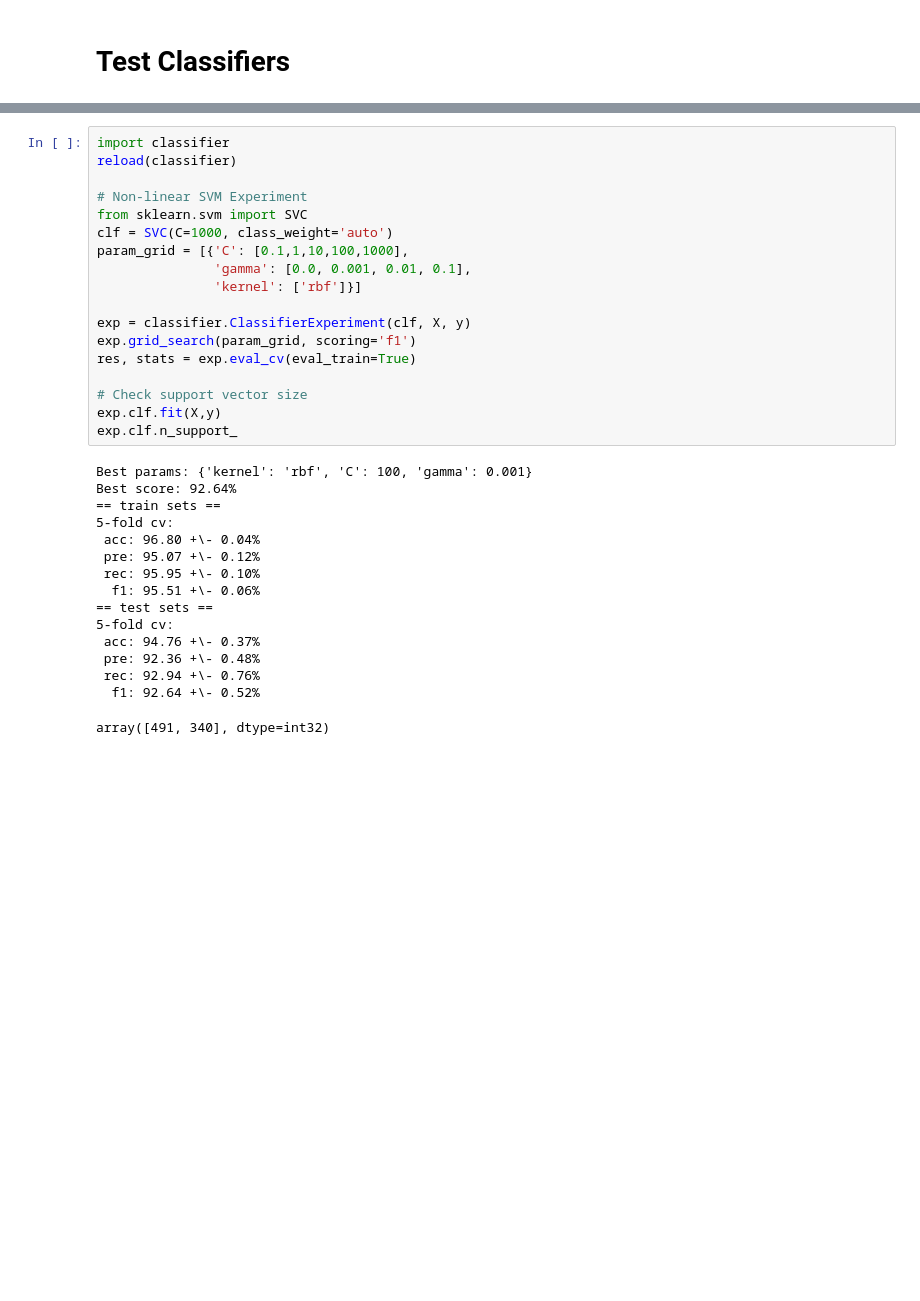
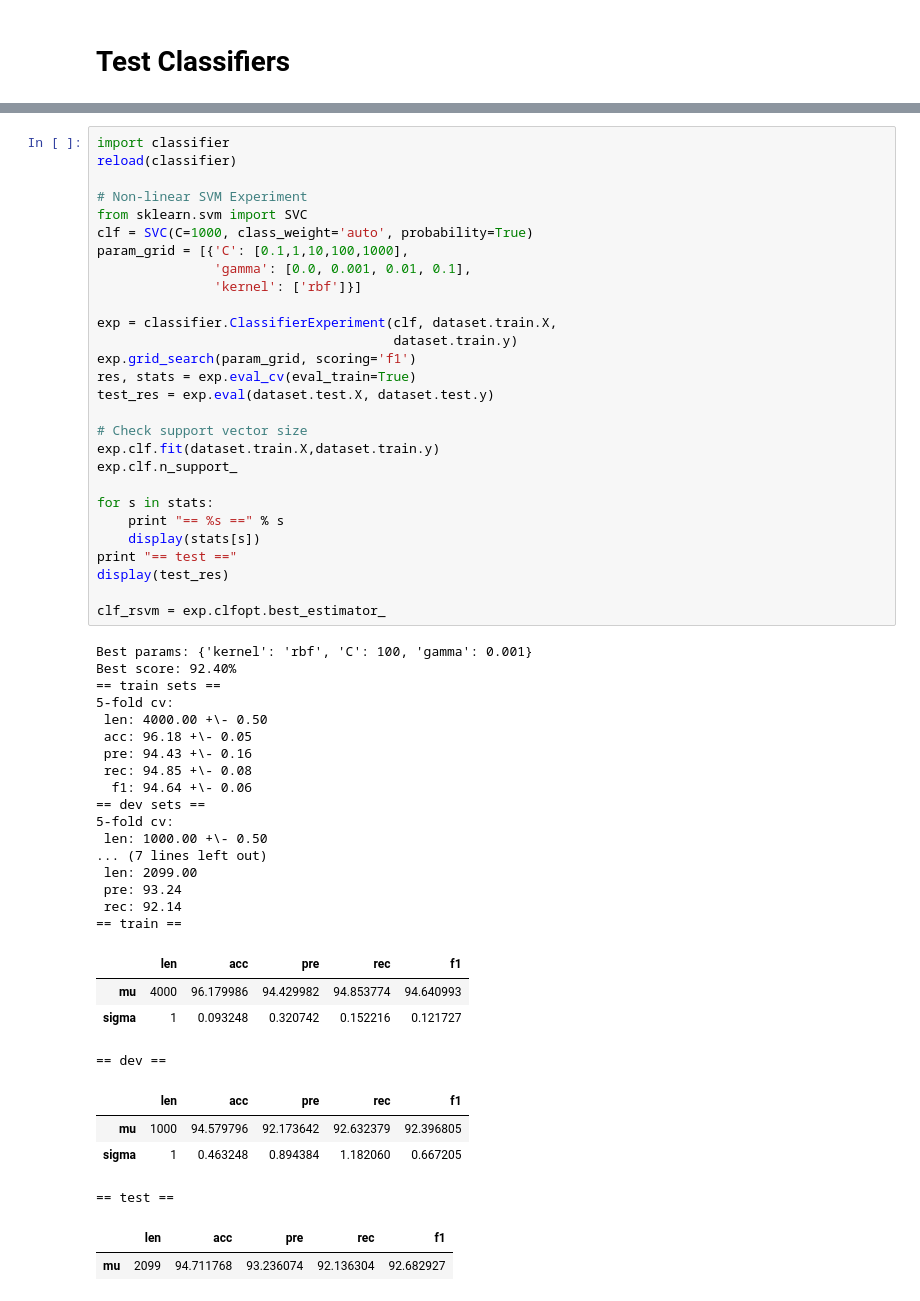
Before and after one commit to renaud/nlp-nonsense, a Jupyter notebook: Classifier Experiments (Dec 6).ipynb, the cells around one changed output, grey strips where cells are left out. Cells and saved outputs as stored; diff of their text form; blank space fills up the shorter version.

```diff
--- a/Classifier Experiments (Dec 6).ipynb
+++ b/Classifier Experiments (Dec 6).ipynb
@@ -158,37 +158,59 @@ Best score: 92.38%
 # %%
 import classifier
 reload(classifier)
 
 # Non-linear SVM Experiment
 from sklearn.svm import SVC
-clf = SVC(C=1000, class_weight='auto')
+clf = SVC(C=1000, class_weight='auto', probability=True)
 param_grid = [{'C': [0.1,1,10,100,1000],
                'gamma': [0.0, 0.001, 0.01, 0.1],
                'kernel': ['rbf']}]
 
-exp = classifier.ClassifierExperiment(clf, X, y)
+exp = classifier.ClassifierExperiment(clf, dataset.train.X,
+                                      dataset.train.y)
 exp.grid_search(param_grid, scoring='f1')
 res, stats = exp.eval_cv(eval_train=True)
+test_res = exp.eval(dataset.test.X, dataset.test.y)
 
 # Check support vector size
-exp.clf.fit(X,y)
+exp.clf.fit(dataset.train.X,dataset.train.y)
 exp.clf.n_support_
+
+for s in stats:
+    print "== %s ==" % s
+    display(stats[s])
+print "== test =="
+display(test_res)
+
+clf_rsvm = exp.clfopt.best_estimator_
 # %% [output]
 Best params: {'kernel': 'rbf', 'C': 100, 'gamma': 0.001}
-Best score: 92.64%
+Best score: 92.40%
 == train sets ==
 5-fold cv:
- acc: 96.80 +\- 0.04%
- pre: 95.07 +\- 0.12%
- rec: 95.95 +\- 0.10%
-  f1: 95.51 +\- 0.06%
-== test sets ==
+ len: 4000.00 +\- 0.50
+ acc: 96.18 +\- 0.05
+ pre: 94.43 +\- 0.16
+ rec: 94.85 +\- 0.08
+  f1: 94.64 +\- 0.06
+== dev sets ==
 5-fold cv:
- acc: 94.76 +\- 0.37%
- pre: 92.36 +\- 0.48%
- rec: 92.94 +\- 0.76%
-  f1: 92.64 +\- 0.52%
+ len: 1000.00 +\- 0.50
+... (7 lines left out)
+ len: 2099.00
+ pre: 93.24
+ rec: 92.14
+== train ==
+|  | len | acc | pre | rec | f1 |
+| mu | 4000 | 96.179986 | 94.429982 | 94.853774 | 94.640993 |
+| sigma | 1 | 0.093248 | 0.320742 | 0.152216 | 0.121727 |
-array([491, 340], dtype=int32)
+== dev ==
+|  | len | acc | pre | rec | f1 |
+| mu | 1000 | 94.579796 | 92.173642 | 92.632379 | 92.396805 |
+| sigma | 1 | 0.463248 | 0.894384 | 1.182060 | 0.667205 |
+== test ==
+|  | len | acc | pre | rec | f1 |
+| mu | 2099 | 94.711768 | 93.236074 | 92.136304 | 92.682927 |
 # %%
 import classifier
 reload(classifier)
```
Also changed, not shown: parts of 14 cells of this notebook, 6 other files.
